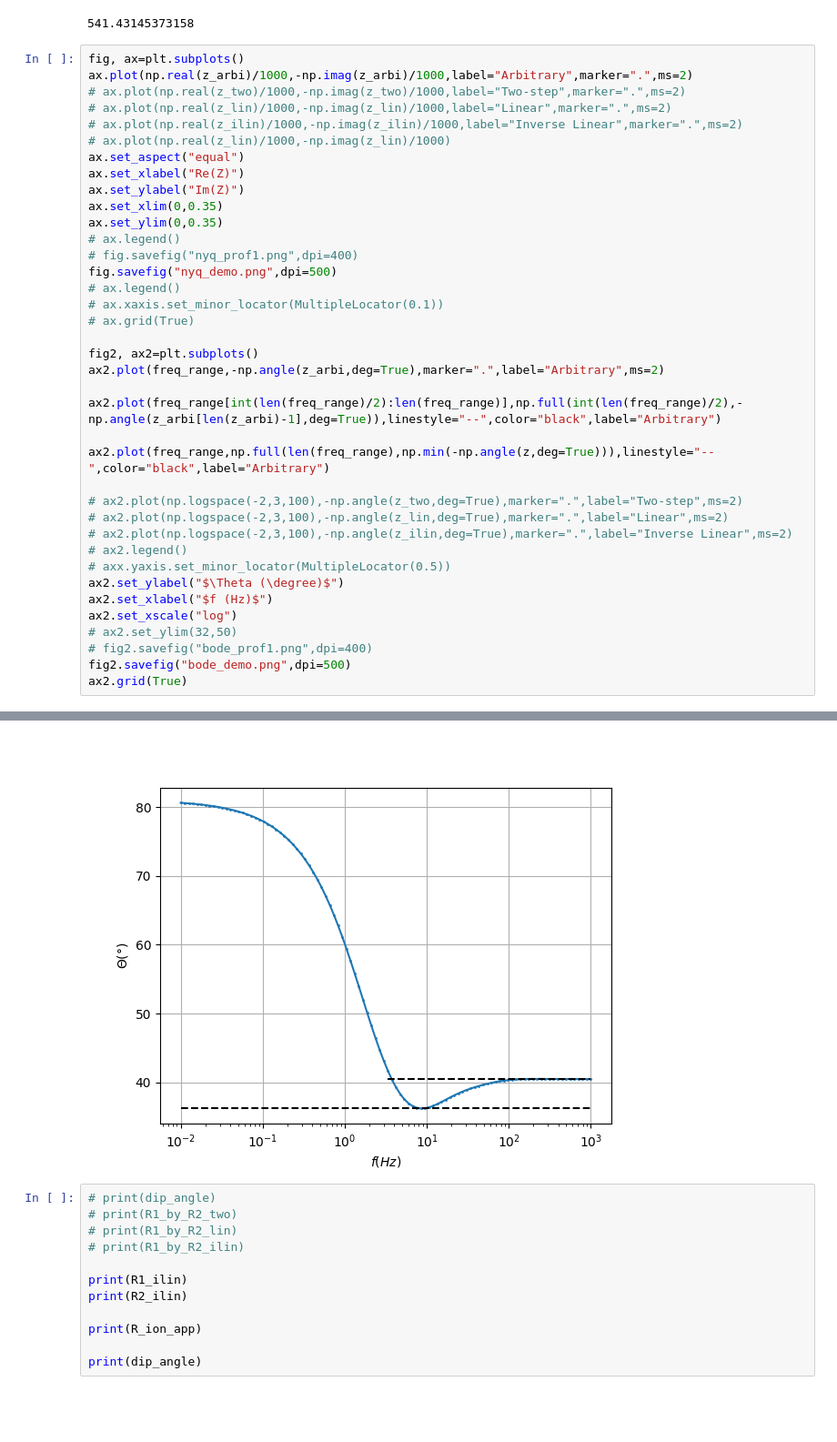
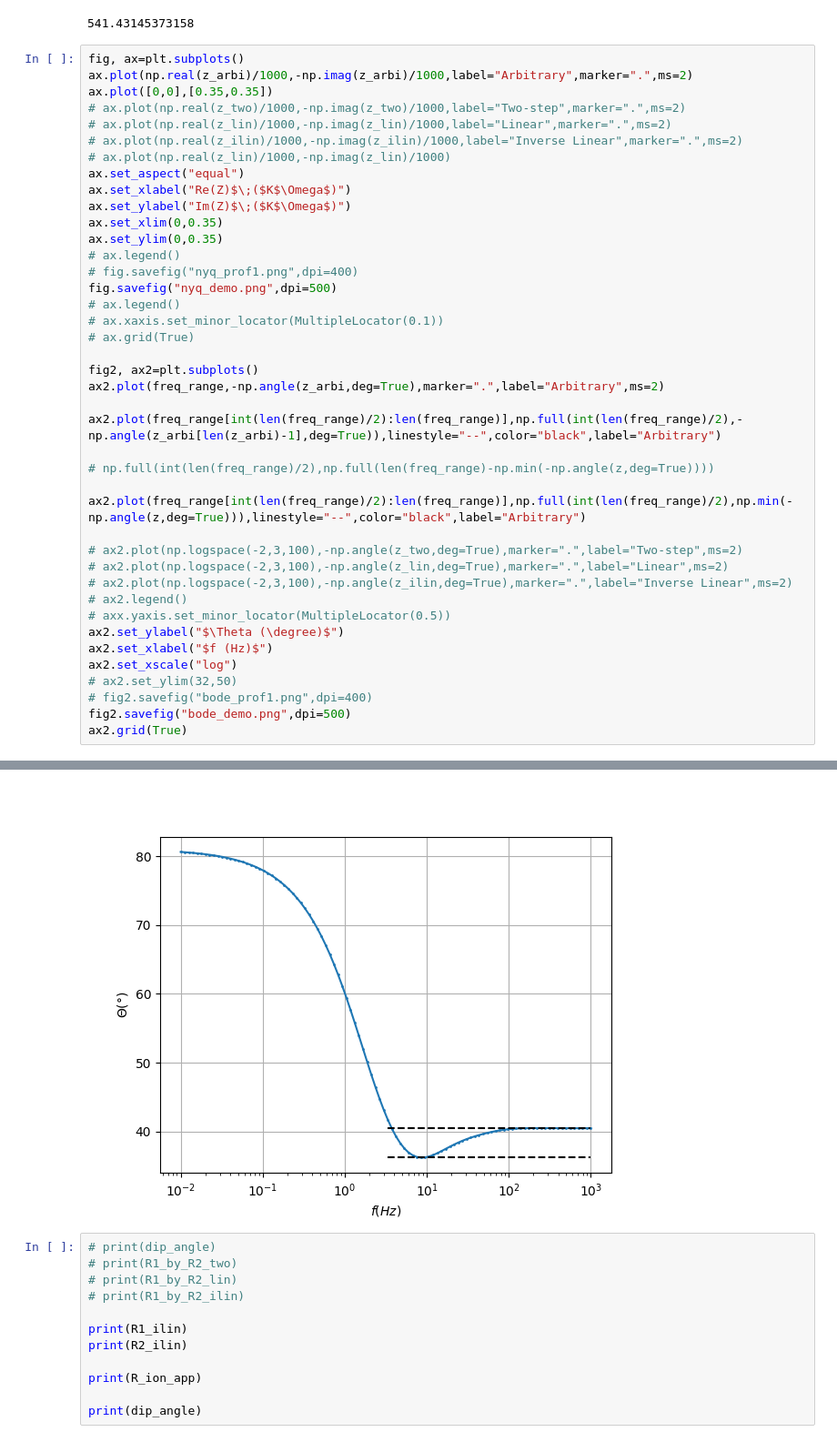
Before and after one commit to Yugal0/fitting-gen-arbitrary-eis, a Jupyter notebook: main_prof_1.ipynb, the cells around one changed output, grey strips where cells are left out. Shown at 91% size. Saved outputs shown, nothing was run; the diff lists cells and outputs as text; blank space fills up the shorter version.

```diff
--- a/main_prof_1.ipynb
+++ b/main_prof_1.ipynb
@@ -249,13 +249,14 @@ mp.dps=30
 # %%
 fig, ax=plt.subplots()
 ax.plot(np.real(z_arbi)/1000,-np.imag(z_arbi)/1000,label="Arbitrary",marker=".",ms=2)
+ax.plot([0,0],[0.35,0.35])
 # ax.plot(np.real(z_two)/1000,-np.imag(z_two)/1000,label="Two-step",marker=".",ms=2)
 # ax.plot(np.real(z_lin)/1000,-np.imag(z_lin)/1000,label="Linear",marker=".",ms=2)
 # ax.plot(np.real(z_ilin)/1000,-np.imag(z_ilin)/1000,label="Inverse Linear",marker=".",ms=2)
 # ax.plot(np.real(z_lin)/1000,-np.imag(z_lin)/1000)
 ax.set_aspect("equal")
-ax.set_xlabel("Re(Z)")
-ax.set_ylabel("Im(Z)")
+ax.set_xlabel("Re(Z)$\;($K$\Omega$)")
+ax.set_ylabel("Im(Z)$\;($K$\Omega$)")
 ax.set_xlim(0,0.35)
 ax.set_ylim(0,0.35)
 # ax.legend()
@@ -270,7 +271,9 @@ ax2.plot(freq_range,-np.angle(z_arbi,deg=True),marker=".",label="Arbitrary",ms=2
 
 ax2.plot(freq_range[int(len(freq_range)/2):len(freq_range)],np.full(int(len(freq_range)/2),-np.angle(z_arbi[len(z_arbi)-1],deg=True)),linestyle="--",color="black",label="Arbitrary")
 
-ax2.plot(freq_range,np.full(len(freq_range),np.min(-np.angle(z,deg=True))),linestyle="--",color="black",label="Arbitrary")
+# np.full(int(len(freq_range)/2),np.full(len(freq_range)-np.min(-np.angle(z,deg=True))))
+
+ax2.plot(freq_range[int(len(freq_range)/2):len(freq_range)],np.full(int(len(freq_range)/2),np.min(-np.angle(z,deg=True))),linestyle="--",color="black",label="Arbitrary")
 
 # ax2.plot(np.logspace(-2,3,100),-np.angle(z_two,deg=True),marker=".",label="Two-step",ms=2)
 # ax2.plot(np.logspace(-2,3,100),-np.angle(z_lin,deg=True),marker=".",label="Linear",ms=2)
@@ -289,4 +292,4 @@ ax2.grid(True)
-[figure, old version]
+[figure, new version]
 # %%
 # print(dip_angle)
 # print(R1_by_R2_two)
```
Also changed, not shown: parts of 1 cell of this notebook, 2 other files.
